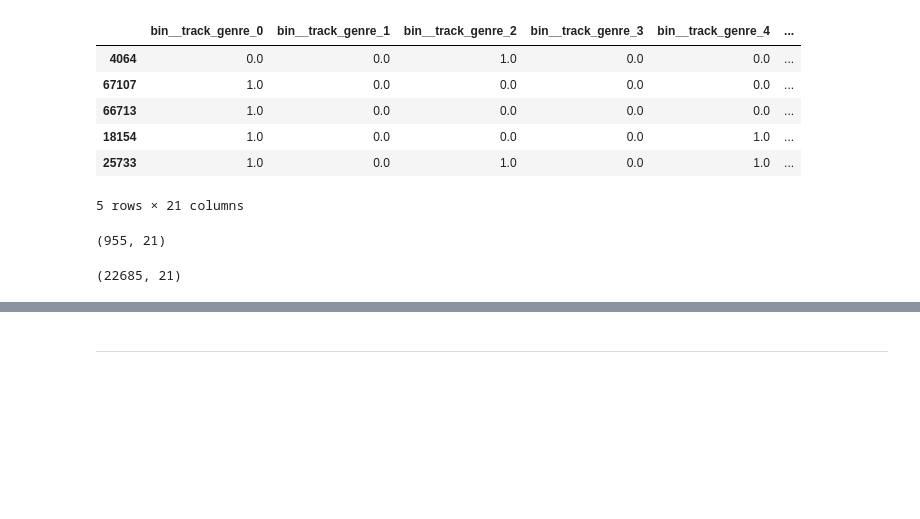
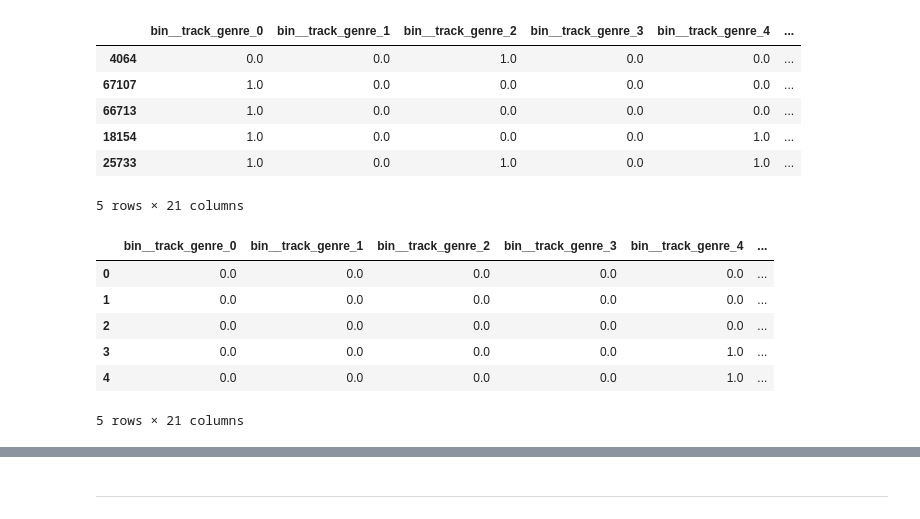
Before and after one commit to 0Trickster/Project-MLY-1, a Jupyter notebook: notebooks/04_Preprocesamiento.ipynb, the cells around one changed output, grey strips where cells are left out. Drawn from its saved outputs; the diff is of its cells as text; code cells hidden in the pictures; blank space fills up the shorter version.

Commit message:
feature:supervised-models-random-forest

```diff
--- a/notebooks/04_Preprocesamiento.ipynb
+++ b/notebooks/04_Preprocesamiento.ipynb
@@ -489,29 +532,19 @@ Name: count, dtype: int64
 # %%
-# Cantidad mínima de registros entre las 5 categorías
-cantidad_minima_test = (
-    df_test_preprocesado["popularity_category"]
-    .value_counts()
-    .min()
+# Separar variables predictoras y variable objetivo
+X_train_smote = df_train_preprocesado_clasificacion.drop(
+    columns="popularity_category"
 )
 
-# Obtener la misma cantidad de registros por cada categoría
-df_test_balanceado = (
-    df_test_preprocesado
-    .groupby("popularity_category", group_keys=False)
-    .sample(
-        n=cantidad_minima_test,
-        random_state=42
-    )
-    .sample(
-        frac=1,
-        random_state=42
-    )
-    .reset_index(drop=True)
+y_train_smote = df_train_preprocesado_clasificacion[
+    "popularity_category"
+]
+
+# Aplicar SMOTE
+smote = SMOTE(
+    random_state=42
 )
 
-print("Distribución dataset de pruebas balanceado:")
-print(
-    df_test_balanceado["popularity_category"]
-    .value_counts()
-    .sort_index()
+X_train_balanceado, y_train_balanceado = smote.fit_resample(
+    X_train_smote,
+    y_train_smote
 )
@@ -527 +551,8 @@ Name: count, dtype: int64
+# %%
+df_train_preprocesado_clasificacion = pd.DataFrame(
+    X_train_balanceado,
+    columns=X_train_smote.columns
+)
+
+df_train_preprocesado_clasificacion["popularity_category"] = y_train_balanceado
 # %% [markdown]
@@ -590,11 +636,13 @@ df_test_preprocesado.head()
 | 18154 | 1.0 | 0.0 | 0.0 | 0.0 | 1.0 | ... |
 | 25733 | 1.0 | 0.0 | 1.0 | 0.0 | 1.0 | ... |
 5 rows × 21 columns
-# %%
-print(df_test_balanceado.shape)
-# %% [output]
-(955, 21)
-# %%
-df_test_preprocesado.shape
-# %% [output]
-(22685, 21)
+# %%
+df_train_preprocesado_clasificacion.head()
+# %% [output]
+|  | bin__track_genre_0 | bin__track_genre_1 | bin__track_genre_2 | bin__track_genre_3 | bin__track_genre_4 | ... |
+| 0 | 0.0 | 0.0 | 0.0 | 0.0 | 0.0 | ... |
+| 1 | 0.0 | 0.0 | 0.0 | 0.0 | 0.0 | ... |
+| 2 | 0.0 | 0.0 | 0.0 | 0.0 | 0.0 | ... |
+| 3 | 0.0 | 0.0 | 0.0 | 0.0 | 1.0 | ... |
+| 4 | 0.0 | 0.0 | 0.0 | 0.0 | 1.0 | ... |
+5 rows × 21 columns
```
Also changed, not shown: parts of 27 cells of this notebook, 11 other files.
